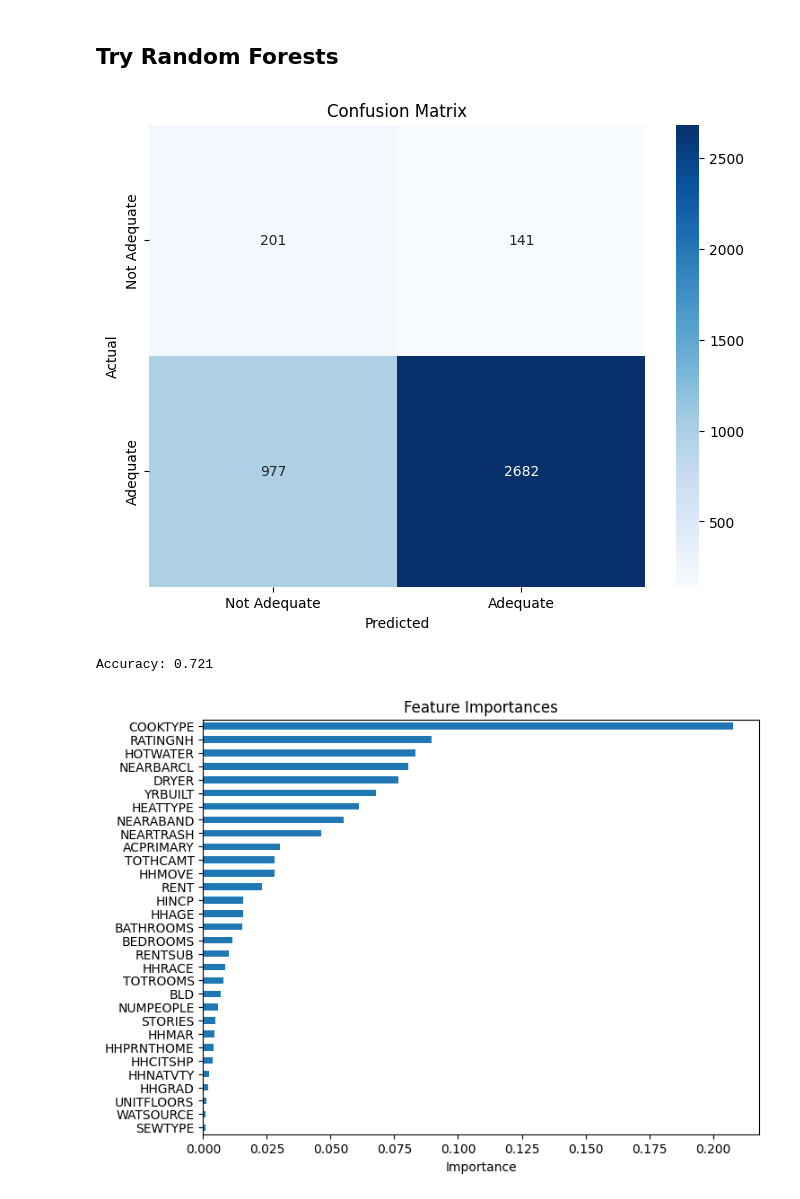
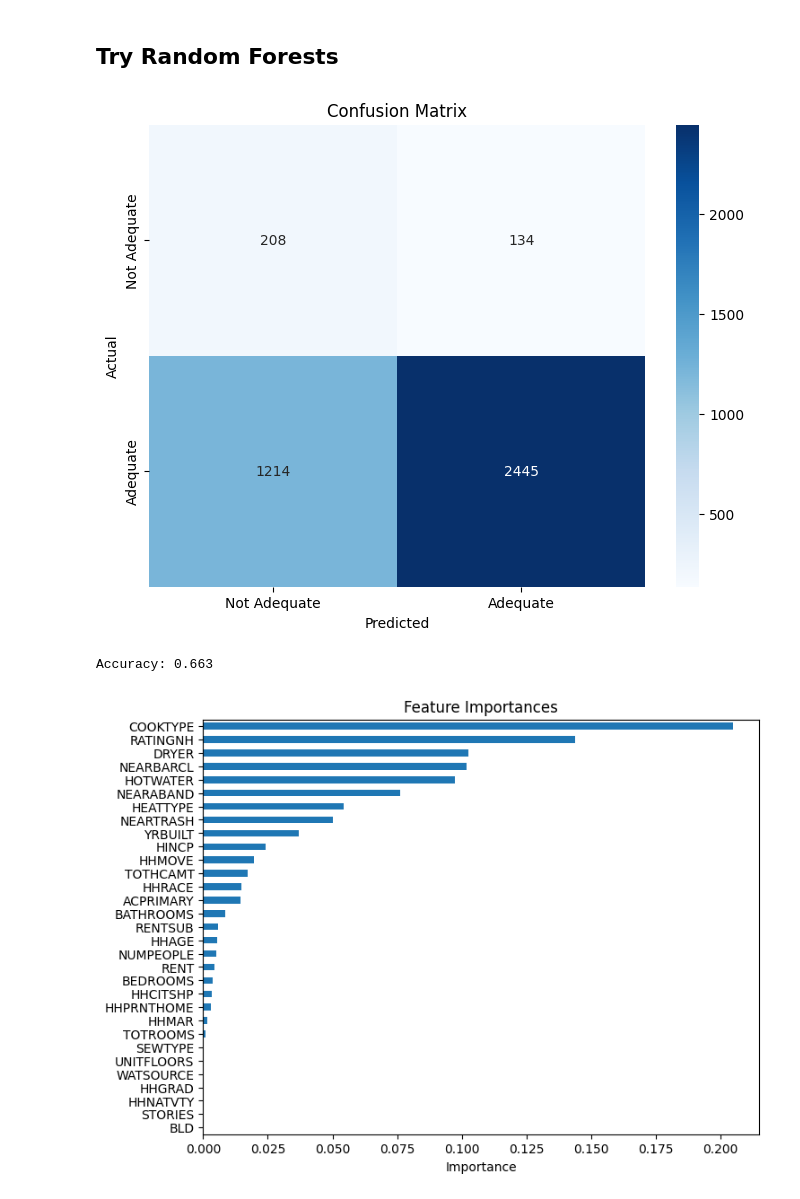
Before and after one commit to DiegoOlaya/rental-housing-cost, a Jupyter notebook: notebooks/supervised_models/trees.ipynb, the cells around one changed output. Saved outputs shown, nothing was run; the diff lists cells and outputs as text; code cells hidden in the pictures.

```diff
--- a/notebooks/supervised_models/trees.ipynb
+++ b/notebooks/supervised_models/trees.ipynb
@@ -88,7 +88,7 @@ dat_not_adequate = dat[dat['ADEQUACY'] == 0]
 adequate_train, adequate_test = train_test_split(dat_adequate, test_size=0.2, random_state=42)
 not_adequate_train, not_adequate_test = train_test_split(dat_not_adequate, test_size=0.2, random_state=42)
 # Combine the two classes.
-train = pd.concat([adequate_train.sample(not_adequate_train.shape[0]), not_adequate_train])
+train = pd.concat([adequate_train] + [not_adequate_train] * 10)
 test = pd.concat([adequate_test, not_adequate_test])
 # %%
 ## Fit a decision tree.
@@ -130,25 +187,31 @@ plt.show()
 ## Try Random Forests
 # %%
 ## Fit the forest.
-forest_mod = RandomForestClassifier(n_estimators = 100, max_depth = 4, random_state=42, criterion='entropy')
+forest_mod = RandomForestClassifier(
+    n_estimators = 100,
+    max_depth = 4,
+    random_state=42,
+    criterion='entropy',
+    max_leaf_nodes=6,
+)
 forest_mod.fit(train.drop(columns=['ADEQUACY']), train['ADEQUACY'])
 ## Predict on the test set.
-pred = forest_mod.predict(test.drop(columns=['ADEQUACY']))
+pred_fst = forest_mod.predict(test.drop(columns=['ADEQUACY']))
 ## Generate the confusion matrix.
-cm = confusion_matrix(test['ADEQUACY'], pred)
+cm_fst = confusion_matrix(test['ADEQUACY'], pred)
 # Plot the confusion matrix.
 plt.figure(figsize=(8, 6))
-sns.heatmap(cm, annot=True, fmt='d', cmap='Blues', xticklabels=['Not Adequate', 'Adequate'], yticklabels=['Not Adequate', 'Adequate'])
+sns.heatmap(cm_fst, annot=True, fmt='d', cmap='Blues', xticklabels=['Not Adequate', 'Adequate'], yticklabels=['Not Adequate', 'Adequate'])
 plt.xlabel('Predicted')
 plt.ylabel('Actual')
 plt.title('Confusion Matrix')
 plt.show()
 ## Print accuracy.
-acc = cm.diagonal().sum() / cm.sum()
-print(f'Accuracy: {acc:.3f}')
+acc_fst = cm_fst.diagonal().sum() / cm_fst.sum()
+print(f'Accuracy: {acc_fst:.3f}')
 # %% [output]
-[figure, old version]
+[figure, new version]
-Accuracy: 0.721
+Accuracy: 0.663
 # %%
 pd.Series(
     forest_mod.feature_importances_,
@@ -163,4 +226,4 @@ pd.Series(
 )
 plt.show()
 # %% [output]
-[figure, old version]
+[figure, new version]
```
Also changed, not shown: parts of 6 cells of this notebook.
